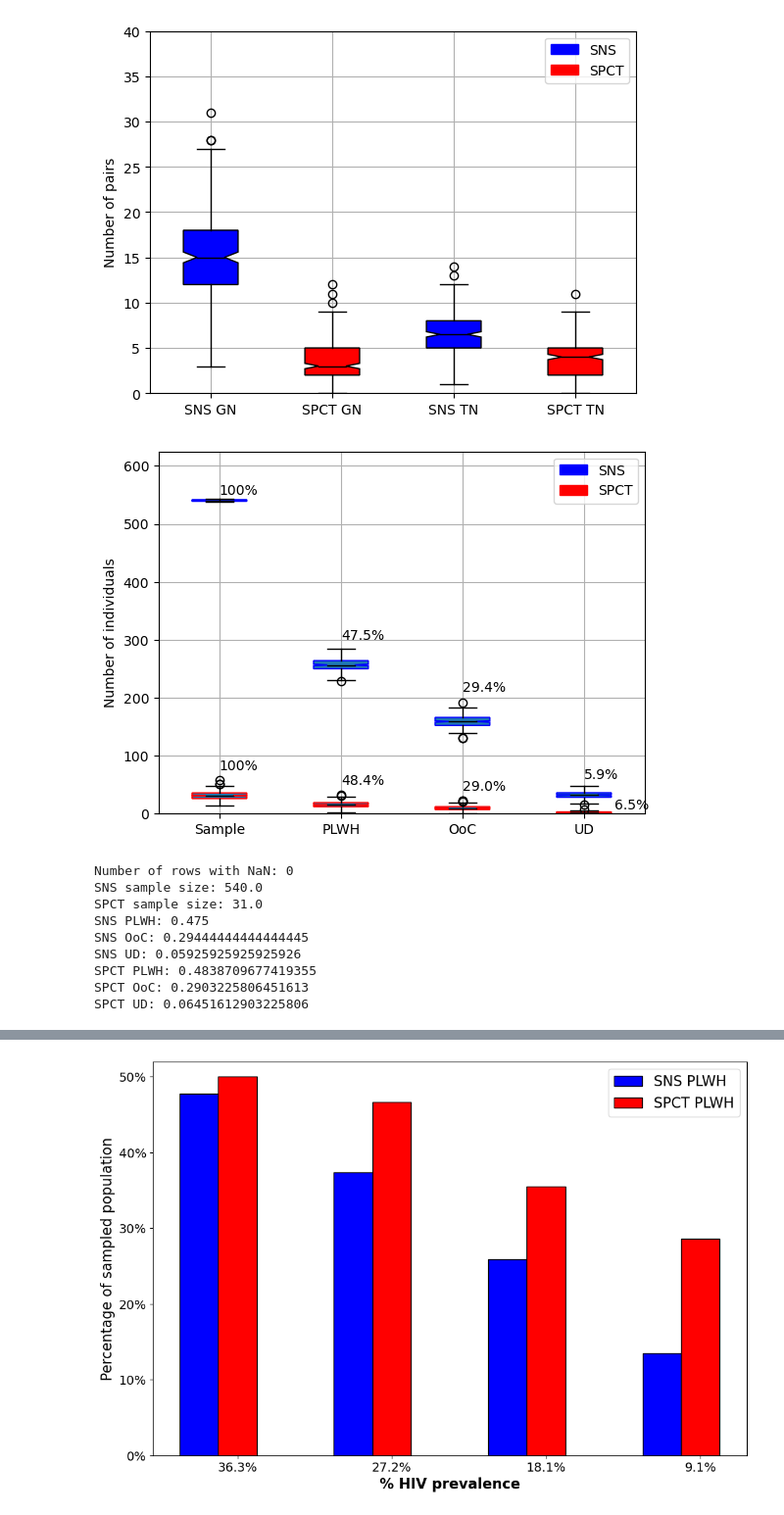
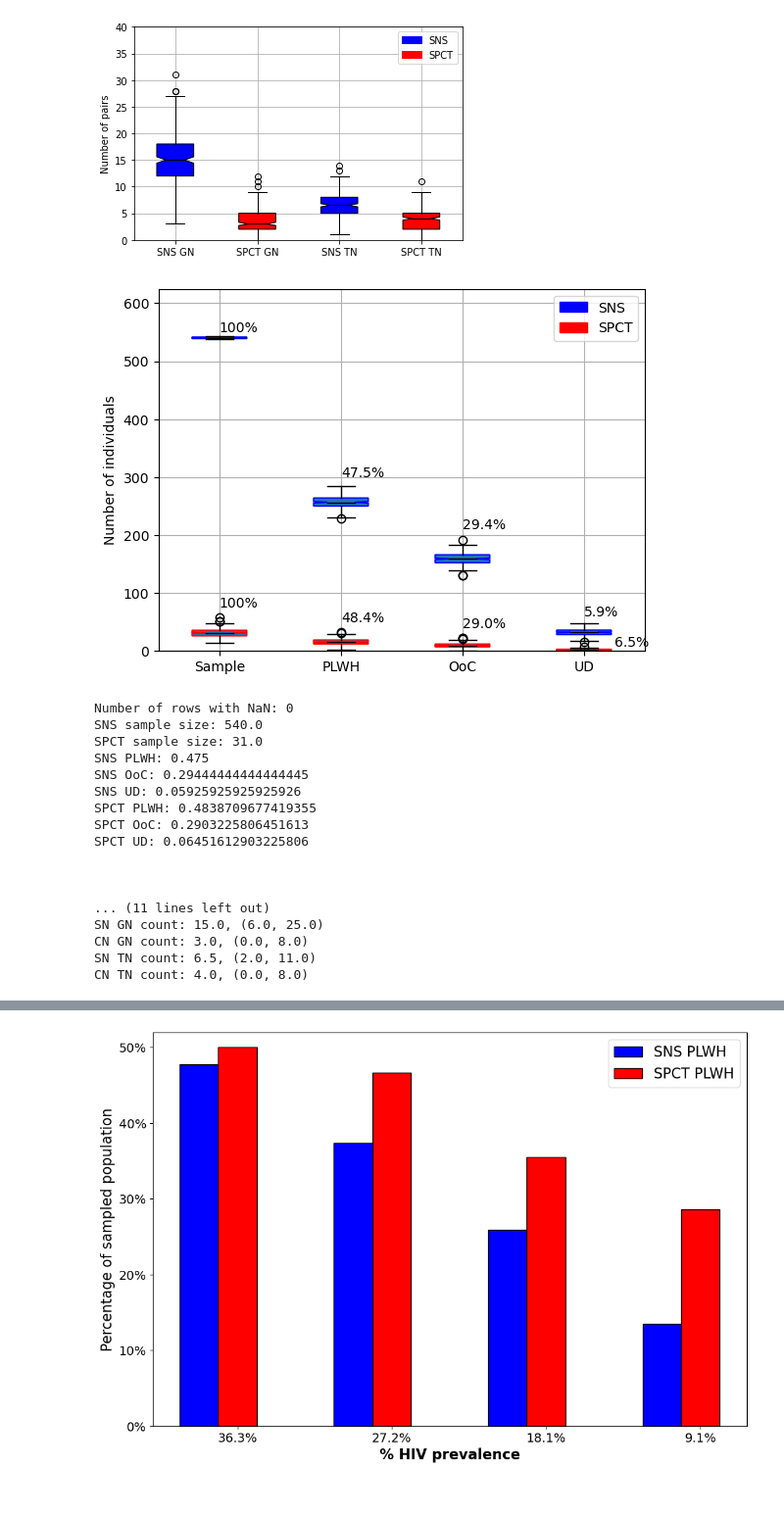
Before and after one commit to breecummins/social_sampling_in_epidemics, a Jupyter notebook: simulations/study_params_20220929/visualize_results.ipynb, the cells around one changed output, grey strips where cells are left out. Shown at 98% size. Saved outputs shown, nothing was run; the diff lists cells and outputs as text; code cells hidden in the pictures.

Commit message:
finished computing conf. intervals for all figures in the paper

```diff
--- a/simulations/study_params_20220929/visualize_results.ipynb
+++ b/simulations/study_params_20220929/visualize_results.ipynb
@@ -30,9 +30,28 @@ def get_confidence_intervals(raw_data):
     probs = []
     for v in vals:
         probs.append(raw_data.count(v)/len(raw_data))
-    custom_dist = scipy.stats.rv_discrete(values=(vals,probs))
+    custom_dist = stats.rv_discrete(values=(vals,probs))
     interval = custom_dist.interval(0.95)
-    return np.median(vals),interval
+    return np.median(raw_data),interval
+
+
+def print_CIs(fname):
+    df = load_df(fname)
+    df = df.dropna()
+    columns = ["SN sample size","SN HIV+","SN Out-of-care","SN Undiagnosed","CN sample size","CN HIV+","CN Out-of-care","CN Undiagnosed"]
+
+    for col in columns:
+        vals = df[col].values
+        median,confint = get_confidence_intervals(vals)
+        print("{}: {}, {}".format(col,median,confint))
+
+    print("\n\n")
+
+    for col in ["SN GN count","CN GN count","SN TN count","CN TN count"]:
+        vals = df[col].values
+        median,confint = get_confidence_intervals(vals)
+        print("{}: {}, {}".format(col,median,confint))
+
 
 
 def plot_gn_tn(fname,savename,plotylim):
@@ -168,11 +135,14 @@ CN Undiagnosed: 3.5, (0.0, 5.0)
 # %%
 fname = "results_trimmed_end/JOB758832/all_summaries_20221031.csv"
 boxplots(fname,"results_trimmed_end/JOB758832/gn_tn_edges_20221031_end.jpg","results_trimmed_end/JOB758832/compartments_20221031_end.jpg")
 p_100 = percentages(fname)
 for key,val in p_100.items():
     print(key+": "+str(val))
+
+print("\n\n")
+print_CIs(fname)
 # %% [output]
-[figure, old version]
+[figure, new version]
 [figure]
 Number of rows with NaN: 0
 SNS sample size: 540.0
@@ -183,3 +153,11 @@ SNS UD: 0.05925925925925926
 SPCT PLWH: 0.4838709677419355
 SPCT OoC: 0.2903225806451613
 SPCT UD: 0.06451612903225806
+
+
+
+... (11 lines left out)
+SN GN count: 15.0, (6.0, 25.0)
+CN GN count: 3.0, (0.0, 8.0)
+SN TN count: 6.5, (2.0, 11.0)
+CN TN count: 4.0, (0.0, 8.0)
```
Also changed, not shown: parts of 9 cells of this notebook.
